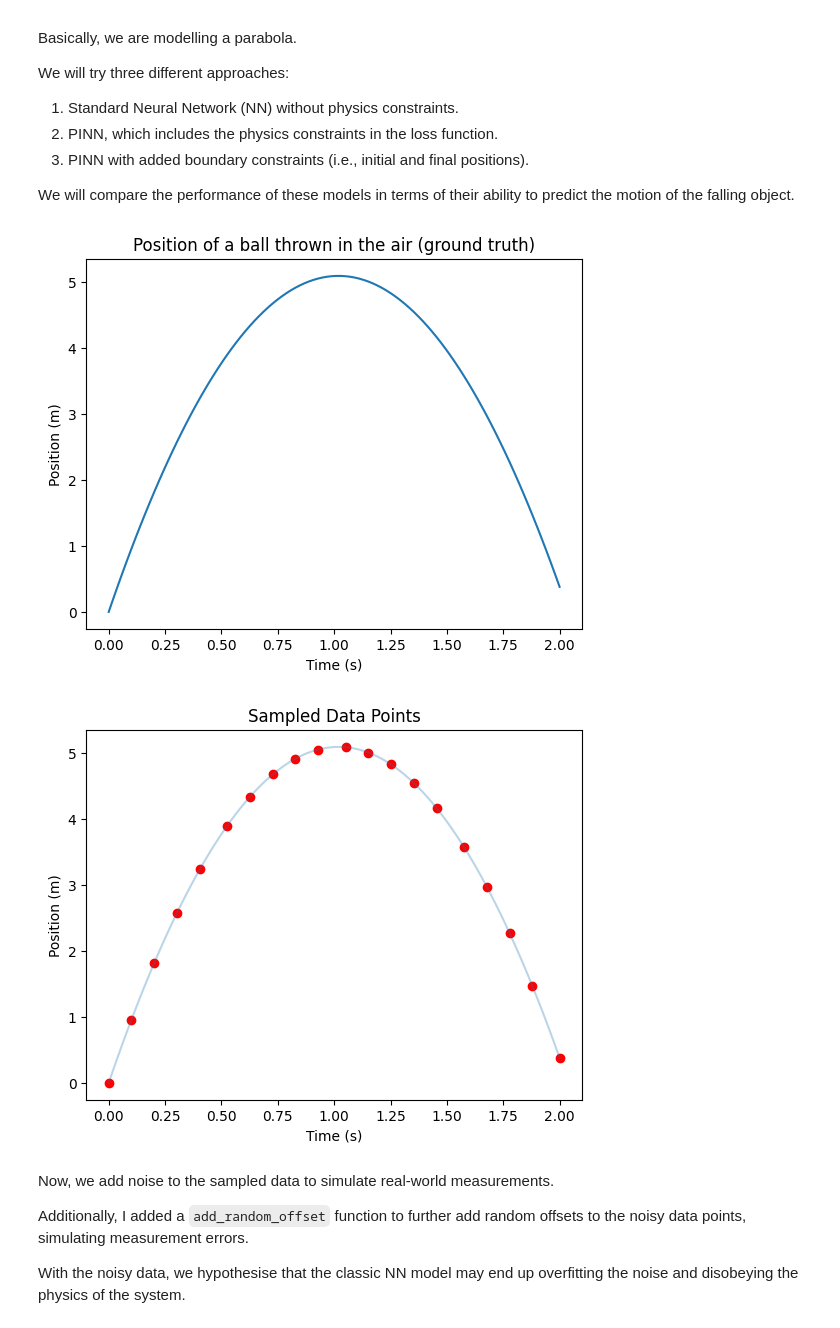
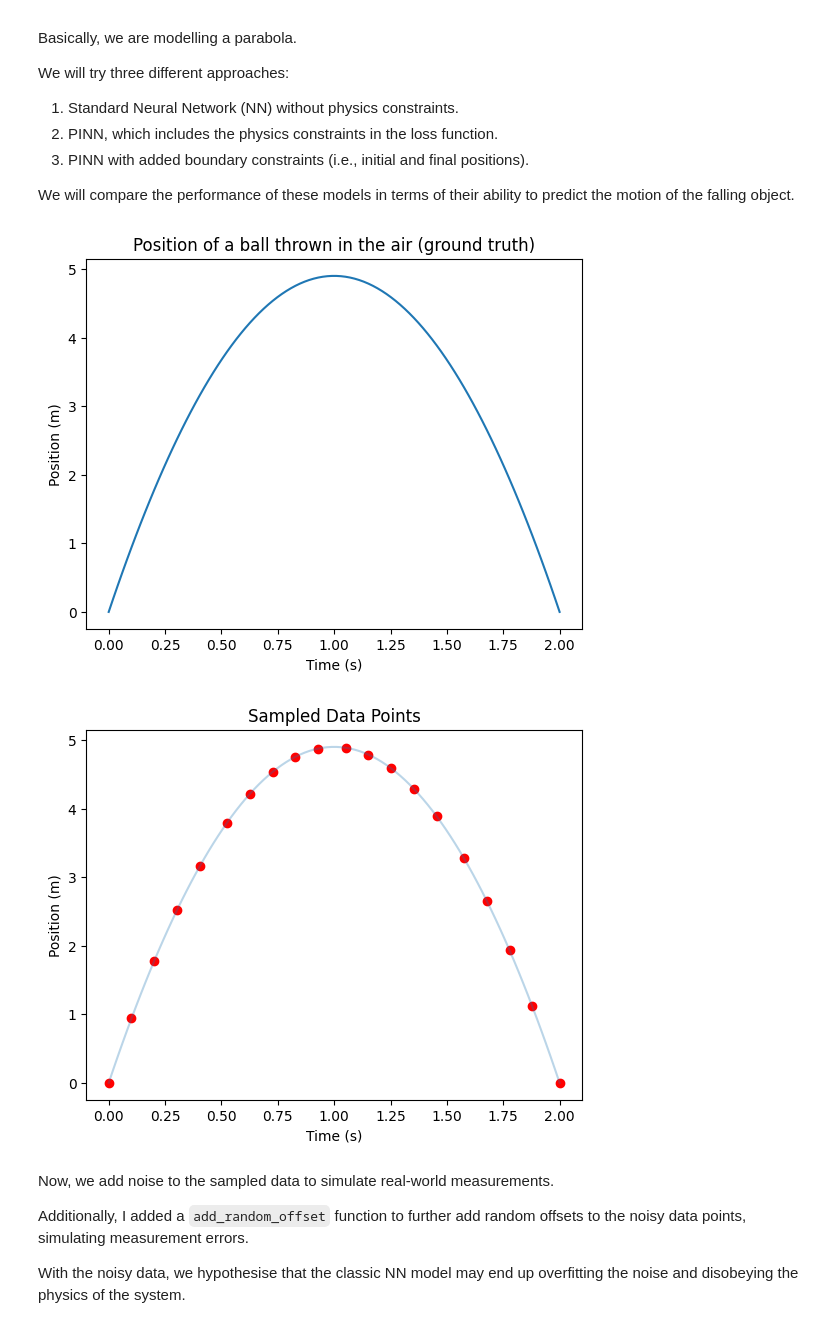
Before and after one commit to marcus-ong-qy/PINN-demo, a Jupyter notebook: pinn.ipynb, the cells around one changed output. Drawn from its saved outputs; the diff is of its cells as text; code cells hidden in the pictures.

```diff
--- a/pinn.ipynb
+++ b/pinn.ipynb
@@ -36,24 +39,24 @@ We will compare the performance of these models in terms of their ability to pre
 # %%
 # simple demo of PINN
 
 # first, we create a dataset of a parabola, simulating a ball thrown in the air
 
 def generate_data(num_points=100):
     # time from 0 to 2 seconds
     t = np.linspace(0, 2, num_points)
-    # position y = -0.5*G * t^2 + 10t (assuming initial velocity of 10 m/s)
-    y = -0.5*G * t**2 + 10 * t
+    # position y = -0.5*G * t^2 + G*t (initial velocity = G, so ball lands at t=2)
+    y = -0.5*G * t**2 + G * t
     return t, y
 
 # plot the generated data
 t, y = generate_data()
 plt.plot(t, y)
 plt.xlabel('Time (s)')
 plt.ylabel('Position (m)')
 plt.title('Position of a ball thrown in the air (ground truth)')
 plt.show()
 # %% [output]
-[figure, old version]
+[figure, new version]
 # %%
 # Let's sample some points from this dataset to train our PINN
 def sample_data(t, y, num_samples=20):
@@ -69,7 +72,7 @@ plt.ylabel('Position (m)')
 plt.title('Sampled Data Points')
 plt.show()
 # %% [output]
-[figure, old version]
+[figure, new version]
 # %% [markdown]
 Now, we add noise to the sampled data to simulate real-world measurements.
 
```
Also changed, not shown: parts of 19 cells of this notebook, 7 other files.
